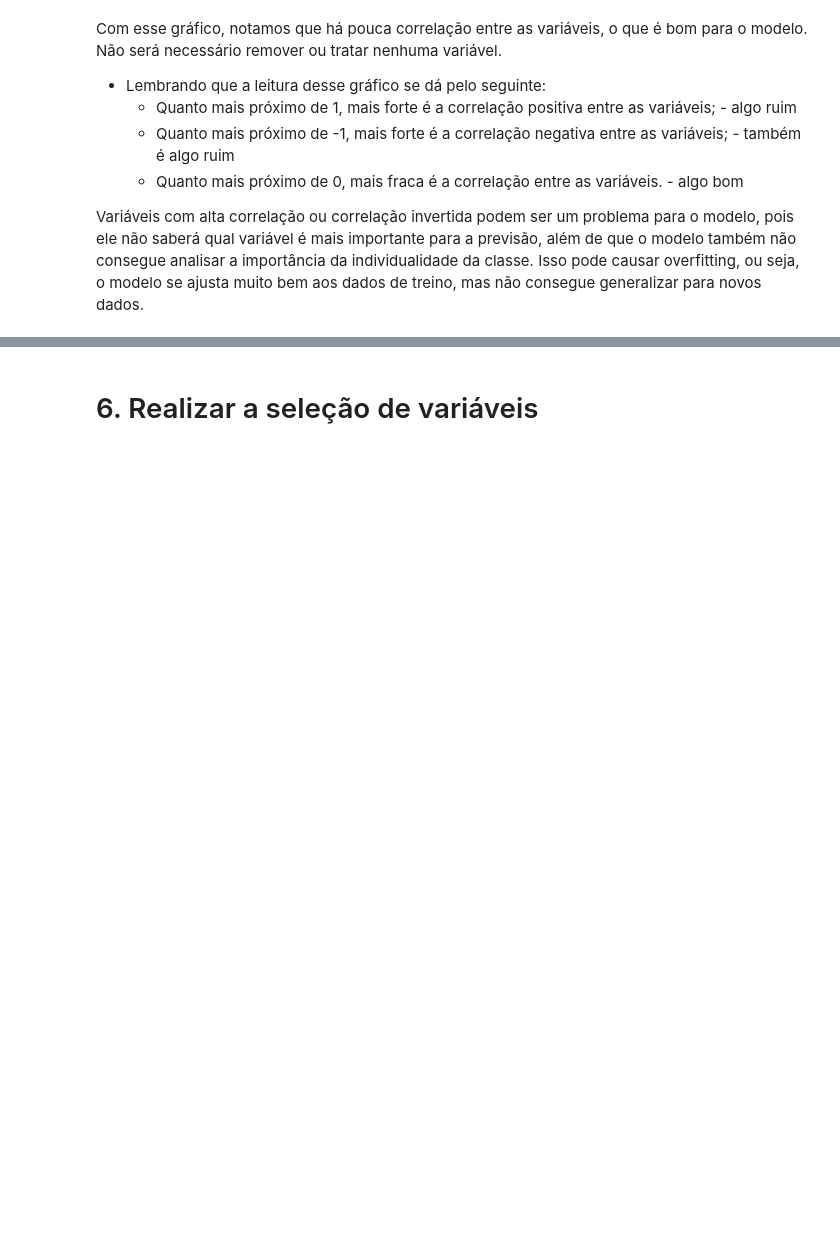
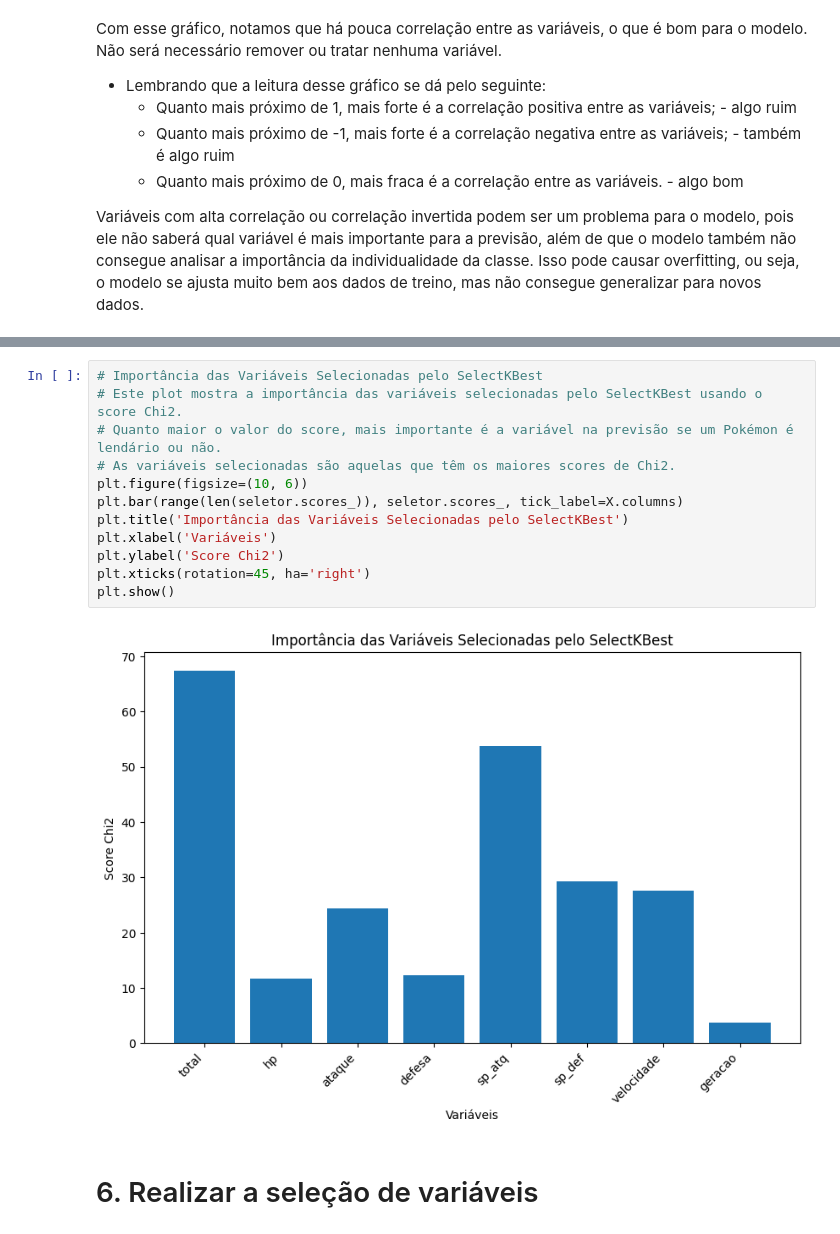
Before and after one commit to Projecs-UAM/DataMon, a Jupyter notebook: main.ipynb, the cells around one changed output, grey strips where cells are left out. Saved outputs shown, nothing was run; the diff lists cells and outputs as text; blank space fills up the shorter version.

```diff
--- a/main.ipynb
+++ b/main.ipynb
@@ -430,3 +463,17 @@ Variáveis com alta correlação ou correlação invertida podem ser um problema
+# %%
+# Importância das Variáveis Selecionadas pelo SelectKBest
+# Este plot mostra a importância das variáveis selecionadas pelo SelectKBest usando o score Chi2.
+# Quanto maior o valor do score, mais importante é a variável na previsão se um Pokémon é lendário ou não.
+# As variáveis selecionadas são aquelas que têm os maiores scores de Chi2.
+plt.figure(figsize=(10, 6))
+plt.bar(range(len(seletor.scores_)), seletor.scores_, tick_label=X.columns)
+plt.title('Importância das Variáveis Selecionadas pelo SelectKBest')
+plt.xlabel('Variáveis')
+plt.ylabel('Score Chi2')
+plt.xticks(rotation=45, ha='right')
+plt.show()
+# %% [output]
+[figure, added]
 # %% [markdown]
 # 6. Realizar a seleção de variáveis
 # %%
```
Also changed, not shown: parts of 12 cells of this notebook.
